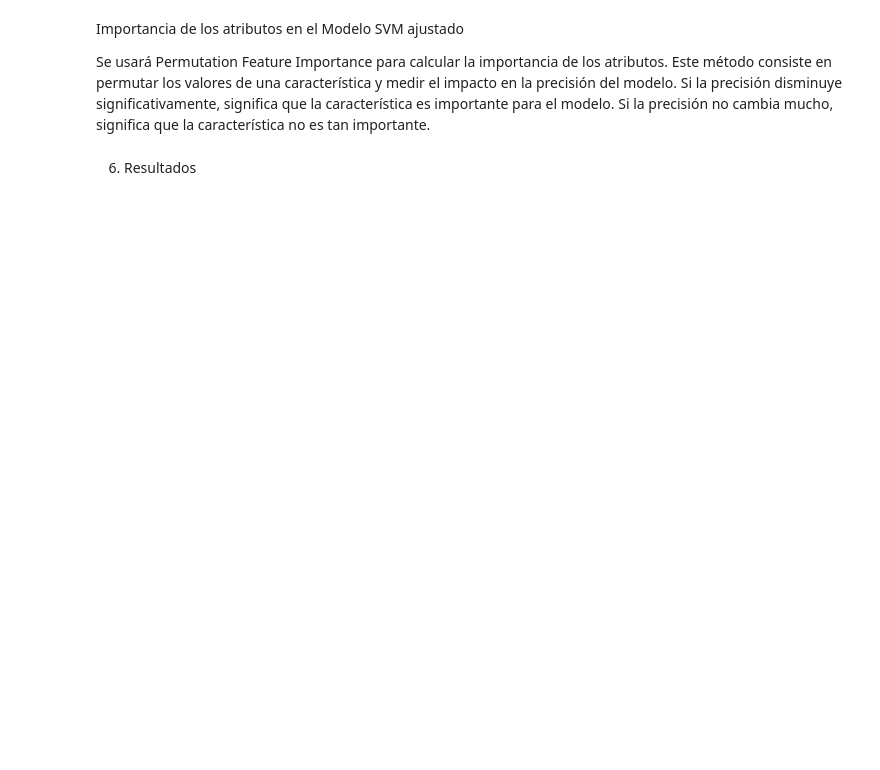
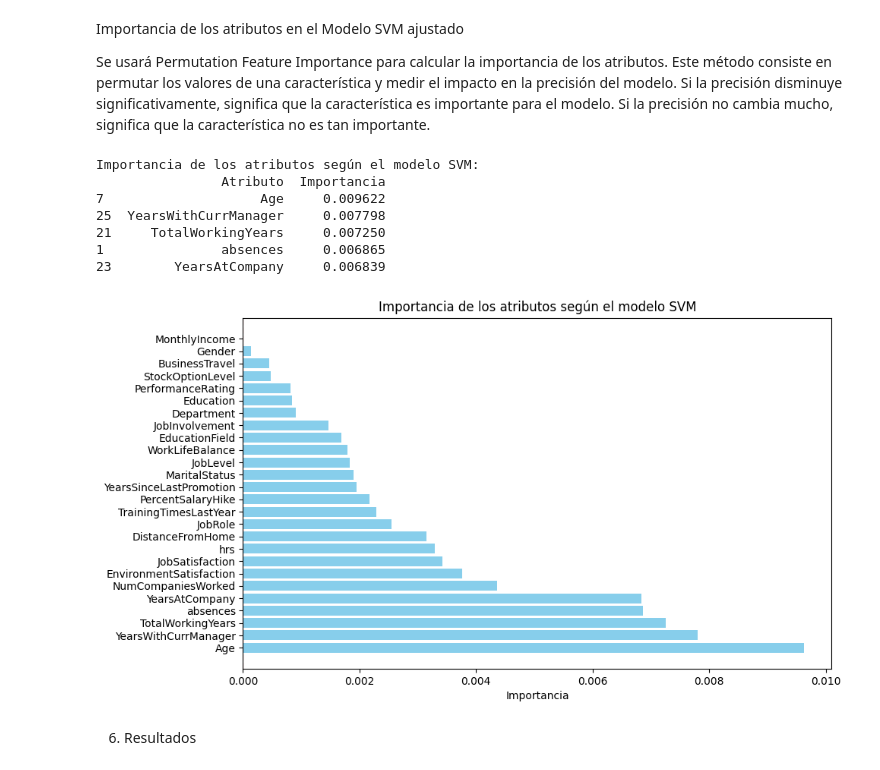
Before and after one commit to 100472330/100472330_100486483_PRACTICA1, a Jupyter notebook: Practica1_AA.ipynb, the cells around one changed output. Cells and saved outputs as stored; diff of their text form; code cells hidden in the pictures; blank space fills up the shorter version.

```diff
--- a/Practica1_AA.ipynb
+++ b/Practica1_AA.ipynb
@@ -959,15 +996,31 @@ Importancia de los atributos en el Modelo SVM ajustado
 
 Se usará Permutation Feature Importance para calcular la importancia de los atributos. Este método consiste en permutar los valores de una característica y medir el impacto en la precisión del modelo. Si la precisión disminuye significativamente, significa que la característica es importante para el modelo. Si la precisión no cambia mucho, significa que la característica no es tan importante.
 # %%
-svm_results = permutation_importance(grid_search_svm.best_estimator_, X_test_imputed, y_test, n_repeats=10, random_state=42, n_jobs=-1)
-importancia_svm = pd.DataFrame({'Atributo': X.columns, 'Importancia': svm_results.importances_mean})
-importancia_svm = importancia_svm.sort_values(by='Importancia', ascending=False)
-print("\nImportancia de los atributos en el Modelo SVM:")
-print(importancia_svm[['Atributo', 'Importancia']])
+importancia = abs(mejor_modelo_svm.coef_[0])
+atributos = X_train.columns
+
+importancia_df = pd.DataFrame({
+    'Atributo': atributos,
+    'Importancia': importancia
+}).sort_values(by='Importancia', ascending=False)
+
+print("\nImportancia de los atributos según el modelo SVM:")
+print(importancia_df.head())
+
 plt.figure(figsize=(10, 6))
-plt.barh(importancia_svm['Atributo'], importancia_svm['Importancia'], color='lightgreen')
+plt.barh(importancia_df['Atributo'], importancia_df['Importancia'], color='skyblue')
 plt.xlabel('Importancia')
-plt.title('Importancia de los Atributos en el Modelo SVM')
+plt.title('Importancia de los atributos según el modelo SVM')
+plt.axvline(x=0, color='red', linestyle='--')
 plt.show()
+# %% [output]
+Importancia de los atributos según el modelo SVM:
+                Atributo  Importancia
+7                    Age     0.009622
+25  YearsWithCurrManager     0.007798
+21     TotalWorkingYears     0.007250
+1               absences     0.006865
+23        YearsAtCompany     0.006839
+[figure, added]
 # %% [markdown]
 6. Resultados
```
Also changed, not shown: parts of 8 cells of this notebook.
